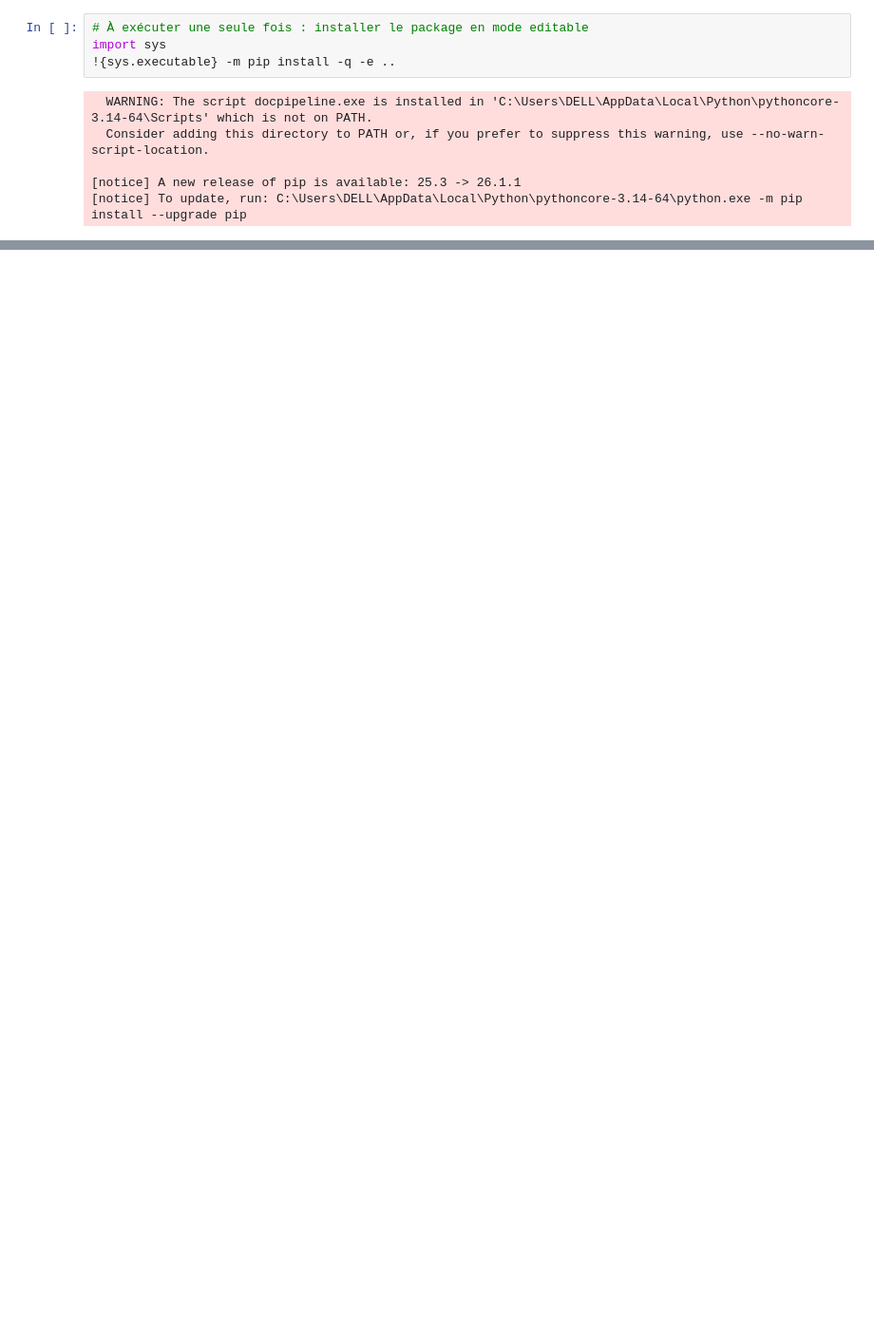
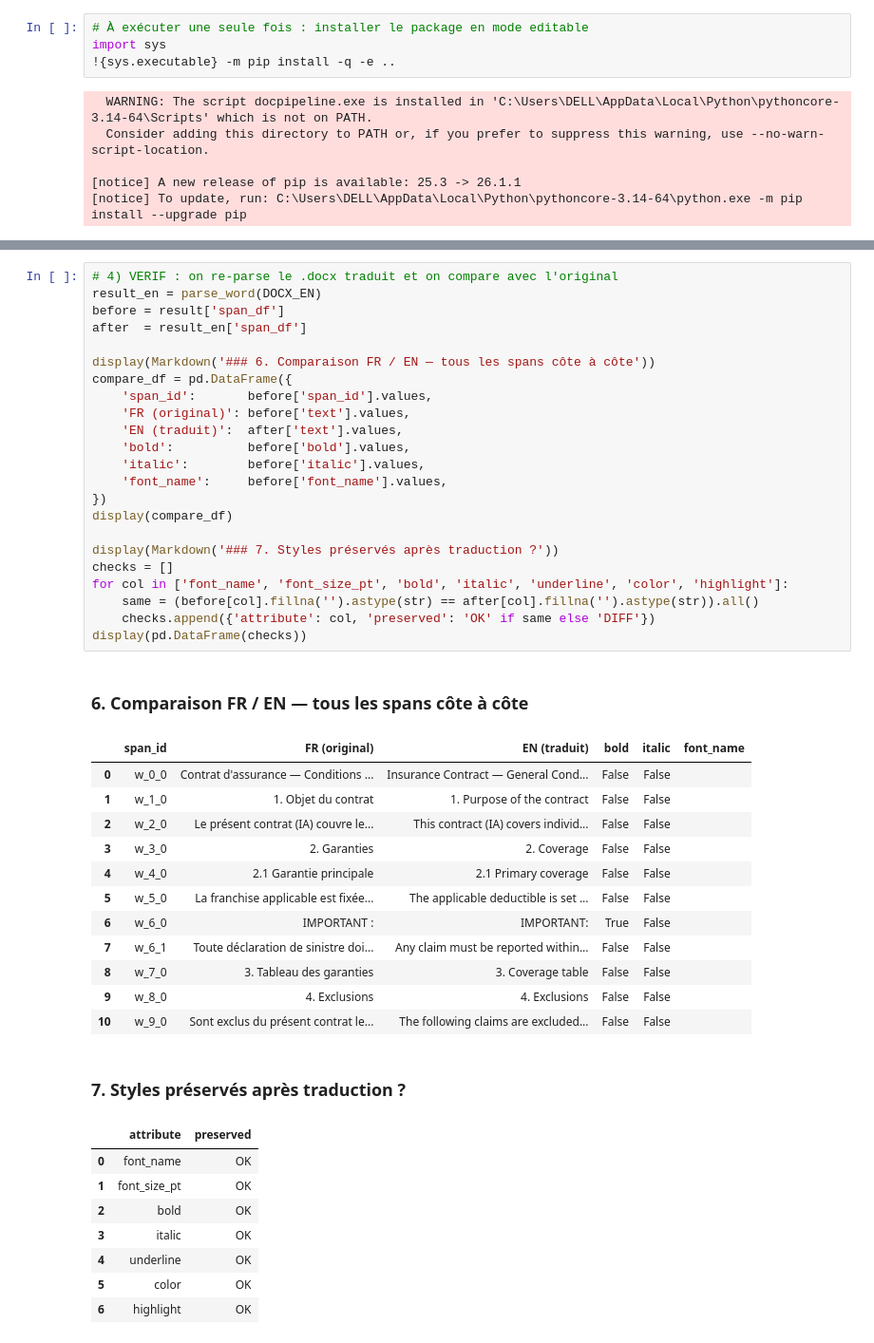
Before and after one commit to kezhan/doc_intelligence, a Jupyter notebook: notebooks/05_parse_word_js.ipynb, the cells around one changed output, grey strips where cells are left out. Shown at 95% size. Cells and saved outputs as stored; diff of their text form; blank space fills up the shorter version.

```diff
--- a/notebooks/05_parse_word_js.ipynb
+++ b/notebooks/05_parse_word_js.ipynb
@@ -116,0 +156,46 @@ for col in ['font_name', 'font_size_pt', 'bold', 'italic', 'underline', 'color',
+# %%
+# 4) VERIF : on re-parse le .docx traduit et on compare avec l'original
+result_en = parse_word(DOCX_EN)
+before = result['span_df']
+after  = result_en['span_df']
+
+display(Markdown('### 6. Comparaison FR / EN — tous les spans côte à côte'))
+compare_df = pd.DataFrame({
+    'span_id':       before['span_id'].values,
+    'FR (original)': before['text'].values,
+    'EN (traduit)':  after['text'].values,
+    'bold':          before['bold'].values,
+    'italic':        before['italic'].values,
+    'font_name':     before['font_name'].values,
+})
+display(compare_df)
+
+display(Markdown('### 7. Styles préservés après traduction ?'))
+checks = []
+for col in ['font_name', 'font_size_pt', 'bold', 'italic', 'underline', 'color', 'highlight']:
+    same = (before[col].fillna('').astype(str) == after[col].fillna('').astype(str)).all()
+    checks.append({'attribute': col, 'preserved': 'OK' if same else 'DIFF'})
+display(pd.DataFrame(checks))
+# %% [output]
+### 6. Comparaison FR / EN — tous les spans côte à côte
+|  | span_id | FR (original) | EN (traduit) | bold | italic | font_name |
+| 0 | w_0_0 | Contrat d'assurance — Conditions ... | Insurance Contract — General Cond... | False | False |  |
+| 1 | w_1_0 | 1. Objet du contrat | 1. Purpose of the contract | False | False |  |
+| 2 | w_2_0 | Le présent contrat (IA) couvre le... | This contract (IA) covers individ... | False | False |  |
+| 3 | w_3_0 | 2. Garanties | 2. Coverage | False | False |  |
+| 4 | w_4_0 | 2.1 Garantie principale | 2.1 Primary coverage | False | False |  |
+| 5 | w_5_0 | La franchise applicable est fixée... | The applicable deductible is set ... | False | False |  |
+| 6 | w_6_0 | IMPORTANT : | IMPORTANT: | True | False |  |
+| 7 | w_6_1 | Toute déclaration de sinistre doi... | Any claim must be reported within... | False | False |  |
+| 8 | w_7_0 | 3. Tableau des garanties | 3. Coverage table | False | False |  |
+| 9 | w_8_0 | 4. Exclusions | 4. Exclusions | False | False |  |
+| 10 | w_9_0 | Sont exclus du présent contrat le... | The following claims are excluded... | False | False |  |
+### 7. Styles préservés après traduction ?
+|  | attribute | preserved |
+| 0 | font_name | OK |
+| 1 | font_size_pt | OK |
+| 2 | bold | OK |
+| 3 | italic | OK |
+| 4 | underline | OK |
+| 5 | color | OK |
+| 6 | highlight | OK |
```
Also changed, not shown: parts of 3 cells of this notebook, 1 other file.
